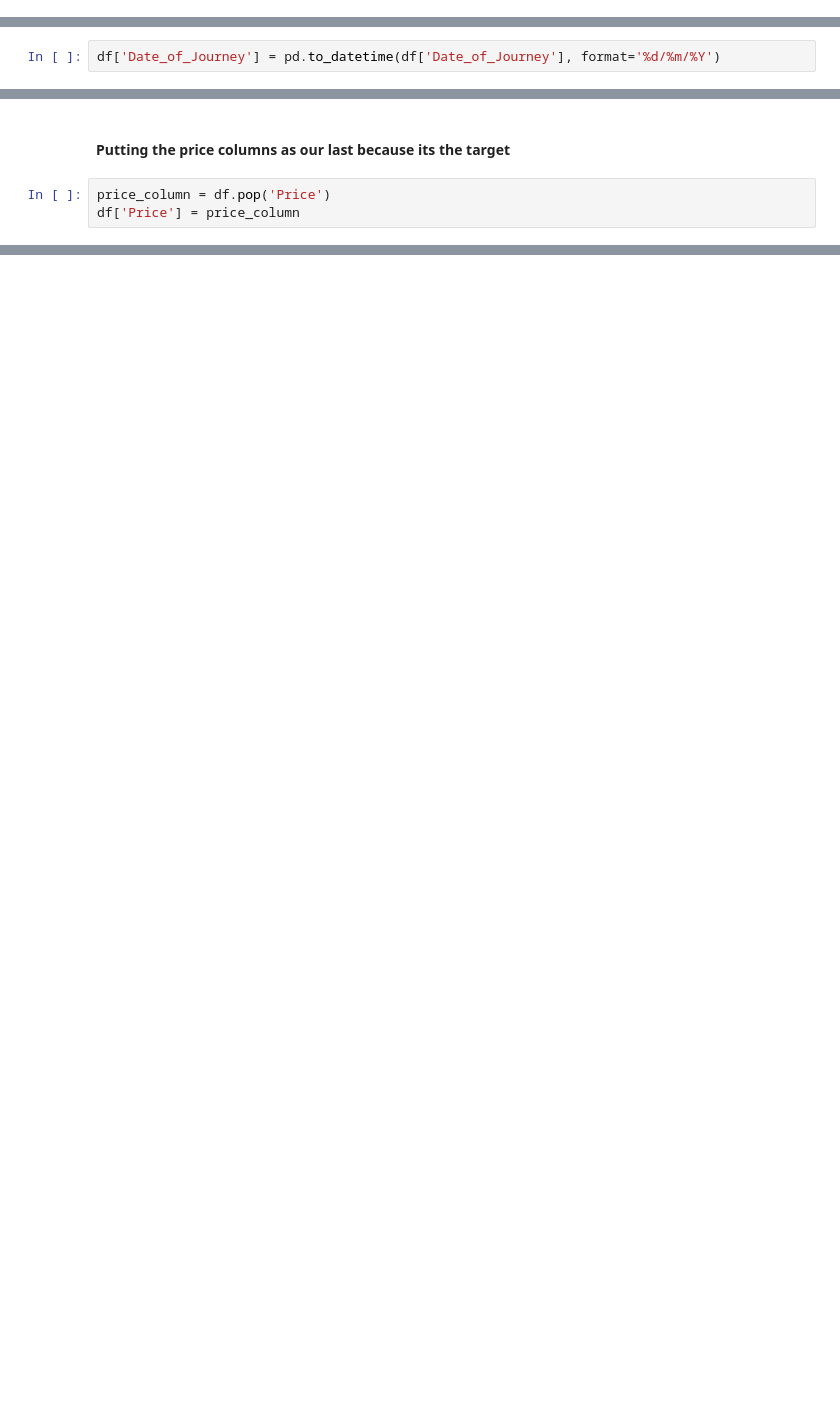
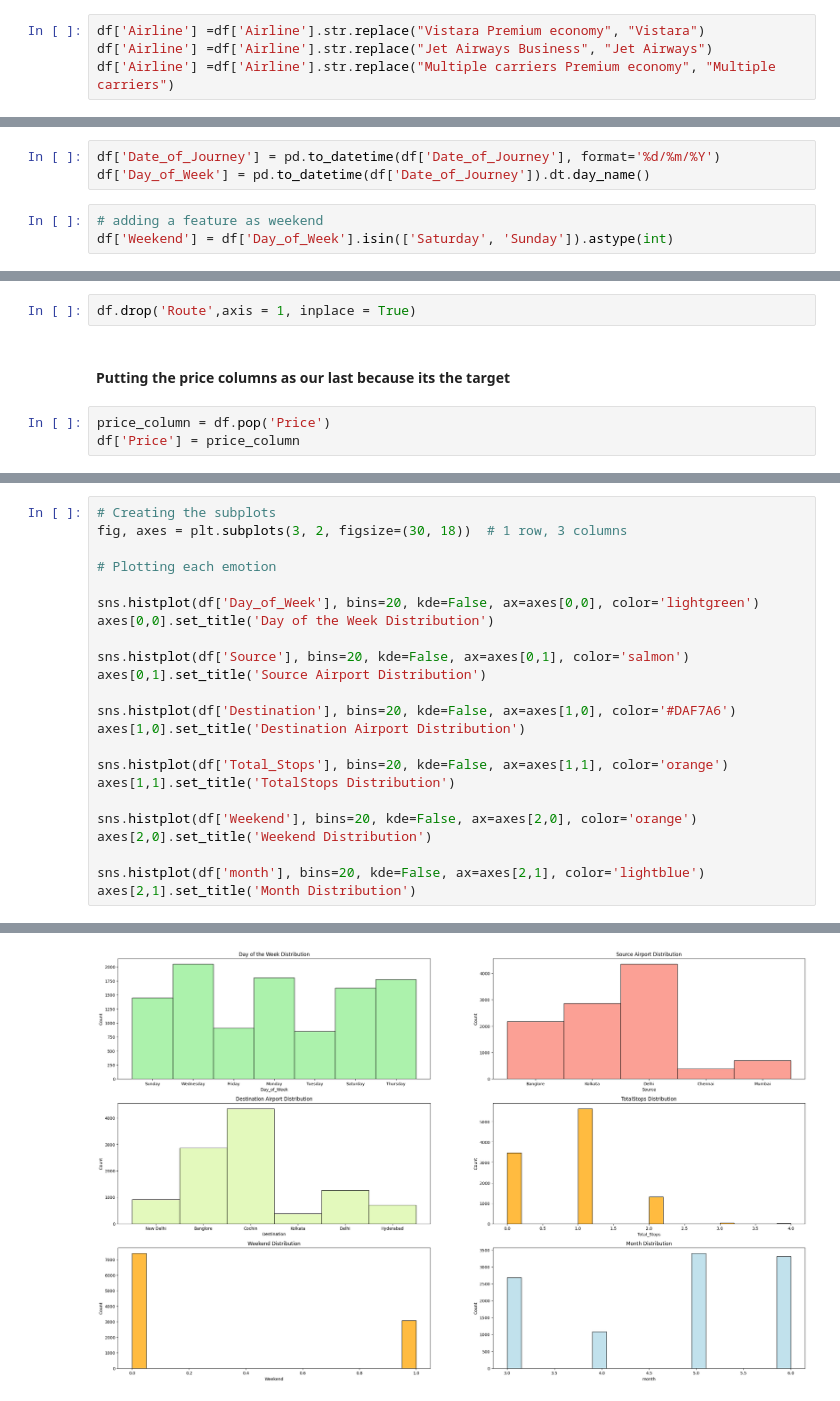
Before and after one commit to souvikghosh2000/Flight-Fare-Prediction, a Jupyter notebook: training.ipynb, the cells around one changed output, grey strips where cells are left out. Cells and saved outputs as stored; diff of their text form; blank space fills up the shorter version.

```diff
--- a/training.ipynb
+++ b/training.ipynb
@@ -154 +156,5 @@ df.head(2)
+# %%
+df['Airline'] =df['Airline'].str.replace("Vistara Premium economy", "Vistara")
+df['Airline'] =df['Airline'].str.replace("Jet Airways Business", "Jet Airways")
+df['Airline'] =df['Airline'].str.replace("Multiple carriers Premium economy", "Multiple carriers")
 # %% [markdown]
@@ -156,5 +162,9 @@ df.head(2)
 # %%
 df['Date_of_Journey'] = pd.to_datetime(df['Date_of_Journey'], format='%d/%m/%Y')
+df['Day_of_Week'] = pd.to_datetime(df['Date_of_Journey']).dt.day_name()
+# %%
+# adding a feature as weekend
+df['Weekend'] = df['Day_of_Week'].isin(['Saturday', 'Sunday']).astype(int)
 # %% [markdown]
 Constant features don't contribute meaningful information to the model, and including them in the prediction process might not be helpful.
 'year' column having the same value (2019) in every row, it doesn't provide any variation in the data,
@@ -282,6 +292,8 @@ BOM → COK → MAA → HYD       1
 BOM → CCU → HYD             1
 BOM → BBI → HYD             1
 Name: count, Length: 128, dtype: int64
+# %%
+df.drop('Route',axis = 1, inplace = True)
 # %% [markdown]
 #### Putting the price columns as our last because its the target
 # %%
@@ -298,0 +317,24 @@ df.sample(5)
+# %%
+# Creating the subplots
+fig, axes = plt.subplots(3, 2, figsize=(30, 18))  # 1 row, 3 columns
+
+# Plotting each emotion
+
+sns.histplot(df['Day_of_Week'], bins=20, kde=False, ax=axes[0,0], color='lightgreen')
+axes[0,0].set_title('Day of the Week Distribution')
+
+sns.histplot(df['Source'], bins=20, kde=False, ax=axes[0,1], color='salmon')
+axes[0,1].set_title('Source Airport Distribution')
+
+sns.histplot(df['Destination'], bins=20, kde=False, ax=axes[1,0], color='#DAF7A6')
+axes[1,0].set_title('Destination Airport Distribution')
+
+sns.histplot(df['Total_Stops'], bins=20, kde=False, ax=axes[1,1], color='orange')
+axes[1,1].set_title('TotalStops Distribution')
+
+sns.histplot(df['Weekend'], bins=20, kde=False, ax=axes[2,0], color='orange')
+axes[2,0].set_title('Weekend Distribution')
+
+sns.histplot(df['month'], bins=20, kde=False, ax=axes[2,1], color='lightblue')
+axes[2,1].set_title('Month Distribution')
+# %% [output]
@@ -298,0 +342 @@ df.sample(5)
+[figure, added]
```
Also changed, not shown: parts of 22 cells of this notebook.
